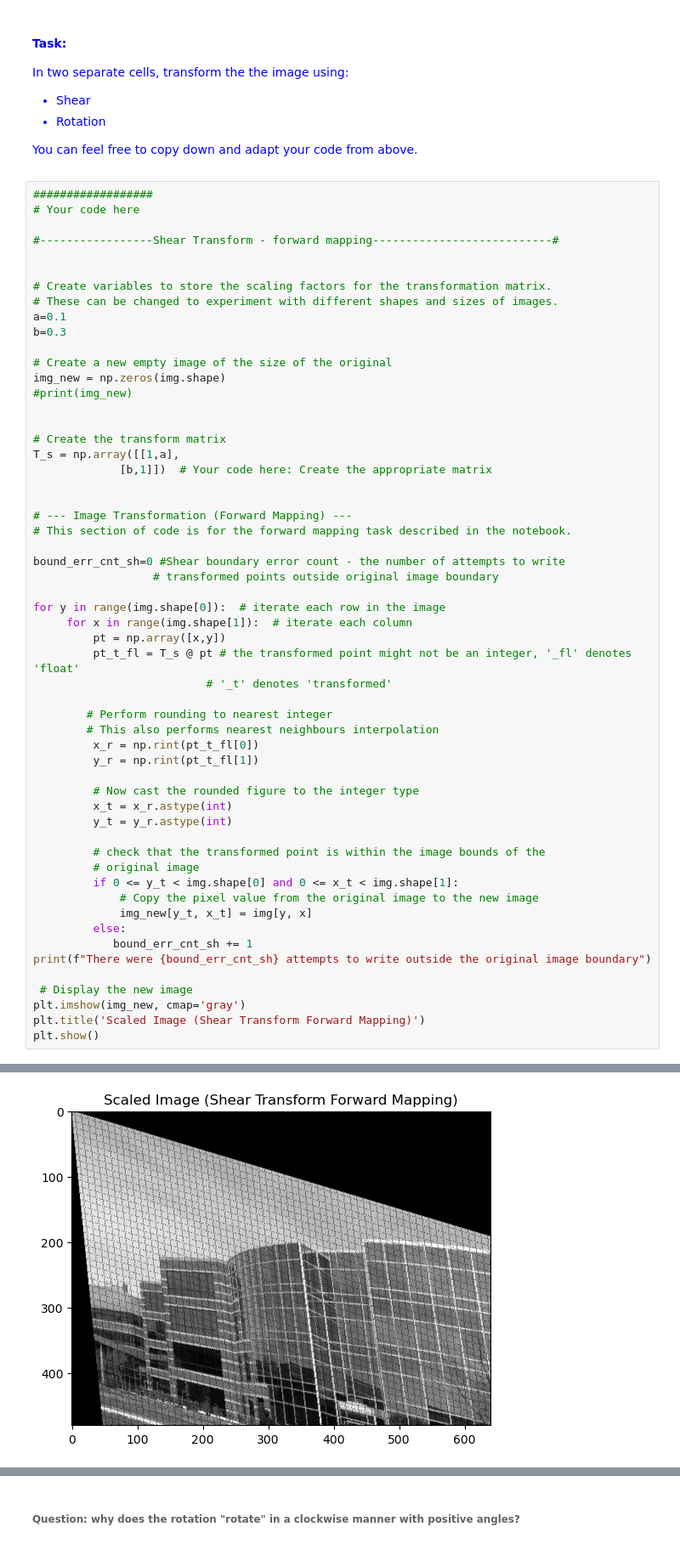
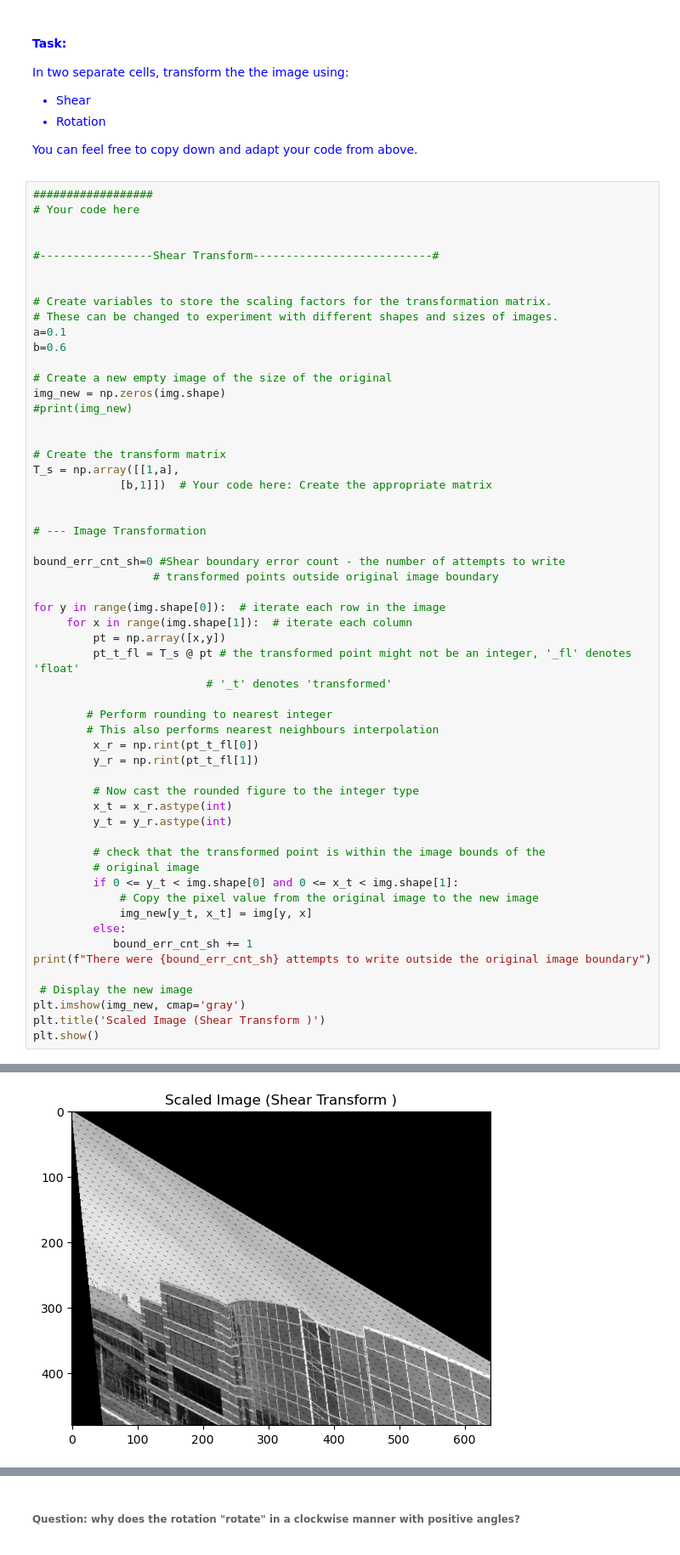
Before and after one commit to JamesBishop1973-coder/JamesB_CE5002_geom_vis, a Jupyter notebook: ETV1/Assignment1a_2D_Transforms_9117504_JB.ipynb, the cells around one changed output, grey strips where cells are left out. Shown at 85% size. Cells and saved outputs as stored; diff of their text form.

Commit message:
All tasks completed except 'Extra Credit'

```diff
--- a/ETV1/Assignment1a_2D_Transforms_9117504_JB.ipynb
+++ b/ETV1/Assignment1a_2D_Transforms_9117504_JB.ipynb
@@ -313,13 +313,14 @@ You can feel free to copy down and adapt your code from above.
 ##################
 # Your code here
 
-#-----------------Shear Transform - forward mapping---------------------------#
+
+#-----------------Shear Transform---------------------------#
 
 
 # Create variables to store the scaling factors for the transformation matrix.
 # These can be changed to experiment with different shapes and sizes of images.
 a=0.1
-b=0.3
+b=0.6
 
 # Create a new empty image of the size of the original
 img_new = np.zeros(img.shape)
@@ -331,8 +332,7 @@ T_s = np.array([[1,a],
              [b,1]])  # Your code here: Create the appropriate matrix
 
 
-# --- Image Transformation (Forward Mapping) ---
-# This section of code is for the forward mapping task described in the notebook.
+# --- Image Transformation
 
 bound_err_cnt_sh=0 #Shear boundary error count - the number of attempts to write
                   # transformed points outside original image boundary
@@ -363,6 +363,6 @@ print(f"There were {bound_err_cnt_sh} attempts to write outside the original ima
 
  # Display the new image
 plt.imshow(img_new, cmap='gray')
-plt.title('Scaled Image (Shear Transform Forward Mapping)')
+plt.title('Scaled Image (Shear Transform )')
 plt.show()
 # %% [output]
@@ -370,4 +370,4 @@ There were 65654 attempts to write outside the original image boundary
-[figure, old version]
+[figure, new version]
 # %%
 ##################
 # Your code here
```
Also changed, not shown: parts of 6 cells of this notebook.
